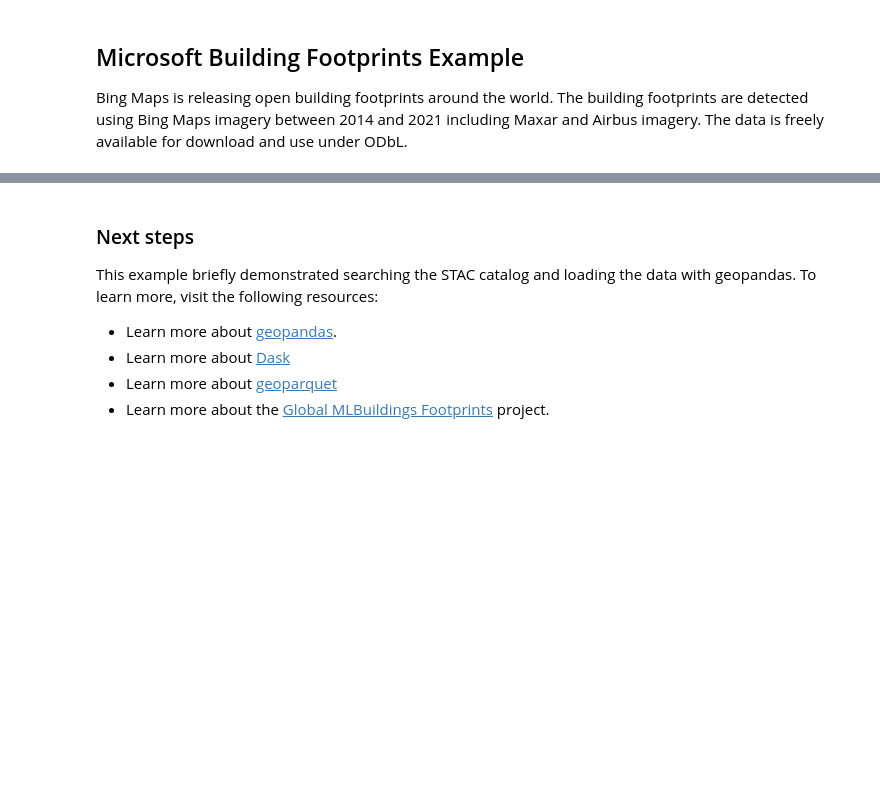
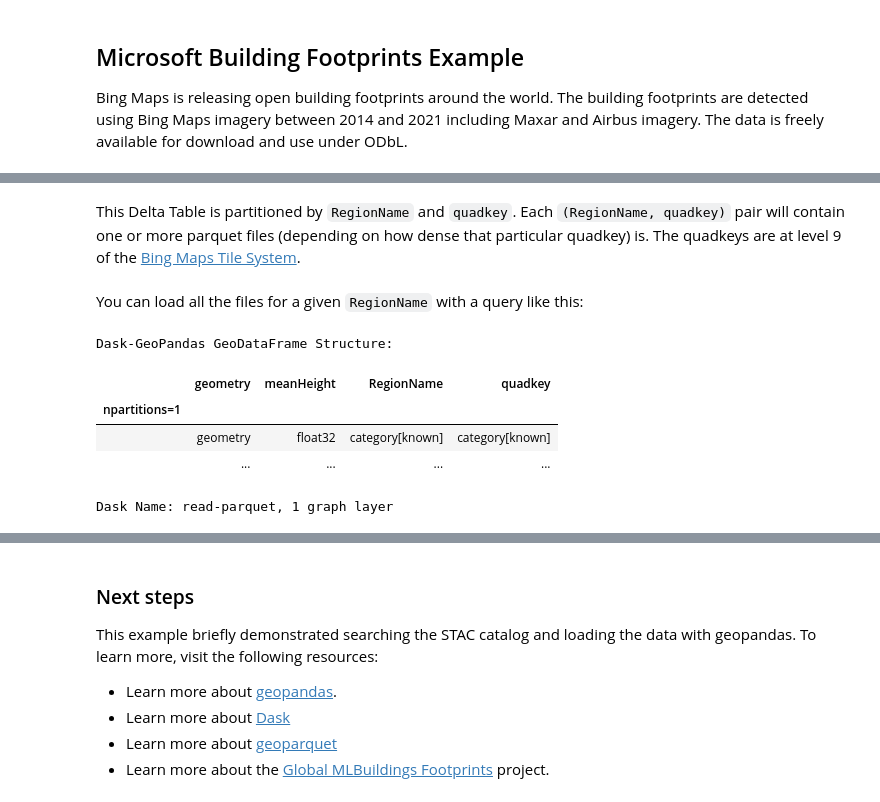
Before and after one commit to microsoft/PlanetaryComputerExamples, a Jupyter notebook: datasets/ms-buildings/ms-buildings-example.ipynb, the cells around one changed output, grey strips where cells are left out. Cells and saved outputs as stored; diff of their text form; code cells hidden in the pictures; blank space fills up the shorter version.

```diff
--- a/datasets/ms-buildings/ms-buildings-example.ipynb
+++ b/datasets/ms-buildings/ms-buildings-example.ipynb
@@ -138,0 +31,2 @@ Dask Name: read-parquet, 3531 tasks
+# %% [markdown]
+This Delta Table is partitioned by `RegionName` and `quadkey`. Each `(RegionName, quadkey)` pair will contain one or more parquet files (depending on how dense that particular quadkey) is. The quadkeys are at level 9 of the [Bing Maps Tile System](https://learn.microsoft.com/en-us/bingmaps/articles/bing-maps-tile-system).
@@ -138,0 +39,14 @@ Dask Name: read-parquet, 3531 tasks
+# %% [markdown]
+You can load all the files for a given `RegionName` with a query like this:
+# %%
+file_uris = table.file_uris([("RegionName", "=", "VaticanCity")])
+
+df = dask_geopandas.read_parquet(file_uris, storage_options=storage_options)
+df
+# %% [output]
+Dask-GeoPandas GeoDataFrame Structure:
+|  | geometry | meanHeight | RegionName | quadkey |
+| npartitions=1 |  |  |  |  |
+|  | geometry | float32 | category[known] | category[known] |
+|  | ... | ... | ... | ... |
+Dask Name: read-parquet, 1 graph layer
```
Also changed, not shown: parts of 44 cells of this notebook.
